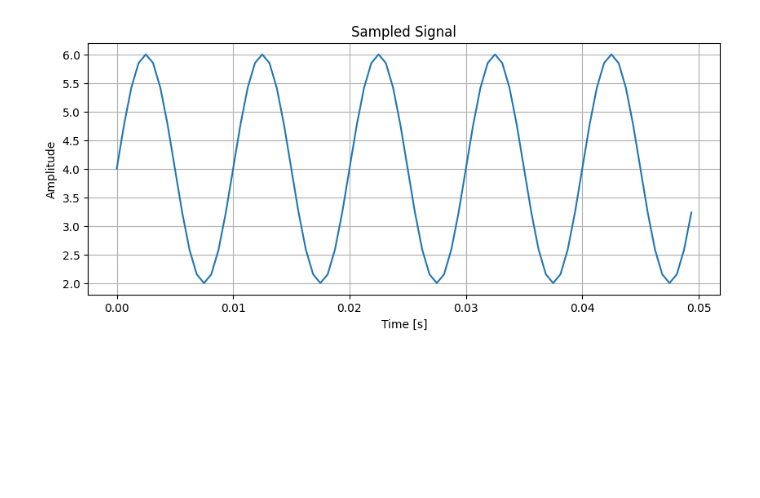
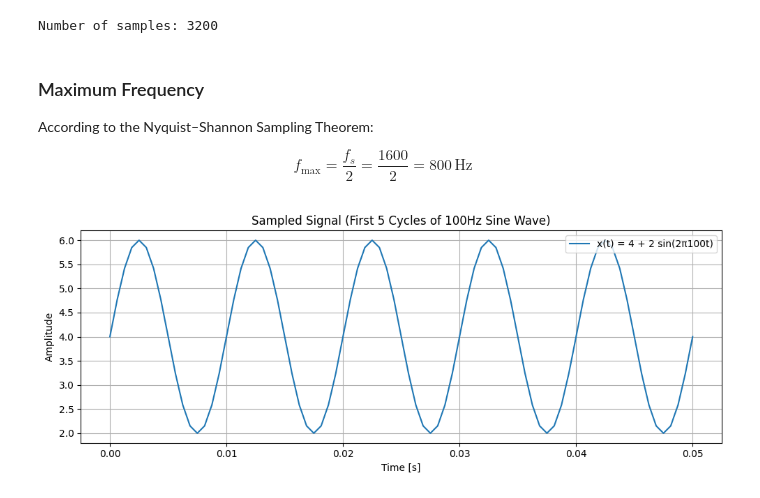
Before and after one commit to PaulArthurAstier/DSP-Week-1, a Jupyter notebook: week1.ipynb, the cells around one changed output. Cells and saved outputs as stored; diff of their text form; code cells hidden in the pictures; blank space fills up the shorter version.

```diff
--- a/week1.ipynb
+++ b/week1.ipynb
@@ -1,25 +1,57 @@
+# %%
+#1.1
+
+import numpy as np
+
+# Sampling rate
+fs = 1600  # Hz
+T = 1 / fs  # Sampling period in seconds
+duration = 2  # seconds
+
+# Generate the time array
+t = np.arange(0, duration, T)
+
+# Confirm the size
+print(f"Number of samples: {len(t)}")
+# %% [output]
+Number of samples: 3200
+# %% [markdown]
+### Maximum Frequency
+
+According to the Nyquist–Shannon Sampling Theorem:
+
+$$
+f_{\text{max}} = \frac{f_s}{2} = \frac{1600}{2} = 800 \, \text{Hz}
+$$
 # %%
+#1.2
+
 import numpy as np
 import matplotlib.pyplot as plt
 
-fs = 1600
+# Parameters
+fs = 1600  # Hz
 T = 1 / fs
 duration = 2
-n_samples = int(duration * fs)
+t = np.arange(0, duration, T)
 
-t = np.arange(n_samples) * T
-
+# Sampled signal
 x = 4 + 2 * np.sin(2 * np.pi * 100 * t)
 
-end_time = 0.05  # seconds
-end_index = int(end_time * fs)
+# Limit to 0.05 seconds (5 sine wave cycles)
+max_time = 0.05
+t_limited = t[t <= max_time]
+x_limited = x[:len(t_limited)]
 
+# Plot
 plt.figure(figsize=(10, 4))
-plt.plot(t[:end_index], x[:end_index])
-plt.title('Sampled Signal')
+plt.plot(t_limited, x_limited, label='x(t) = 4 + 2 sin(2π100t)')
 plt.xlabel('Time [s]')
 plt.ylabel('Amplitude')
+plt.title('Sampled Signal (First 5 Cycles of 100Hz Sine Wave)')
 plt.grid(True)
+plt.legend()
+plt.tight_layout()
 plt.show()
 # %% [output]
-[figure, old version]
+[figure, new version]
```
Also changed, not shown: parts of 2 cells of this notebook.
